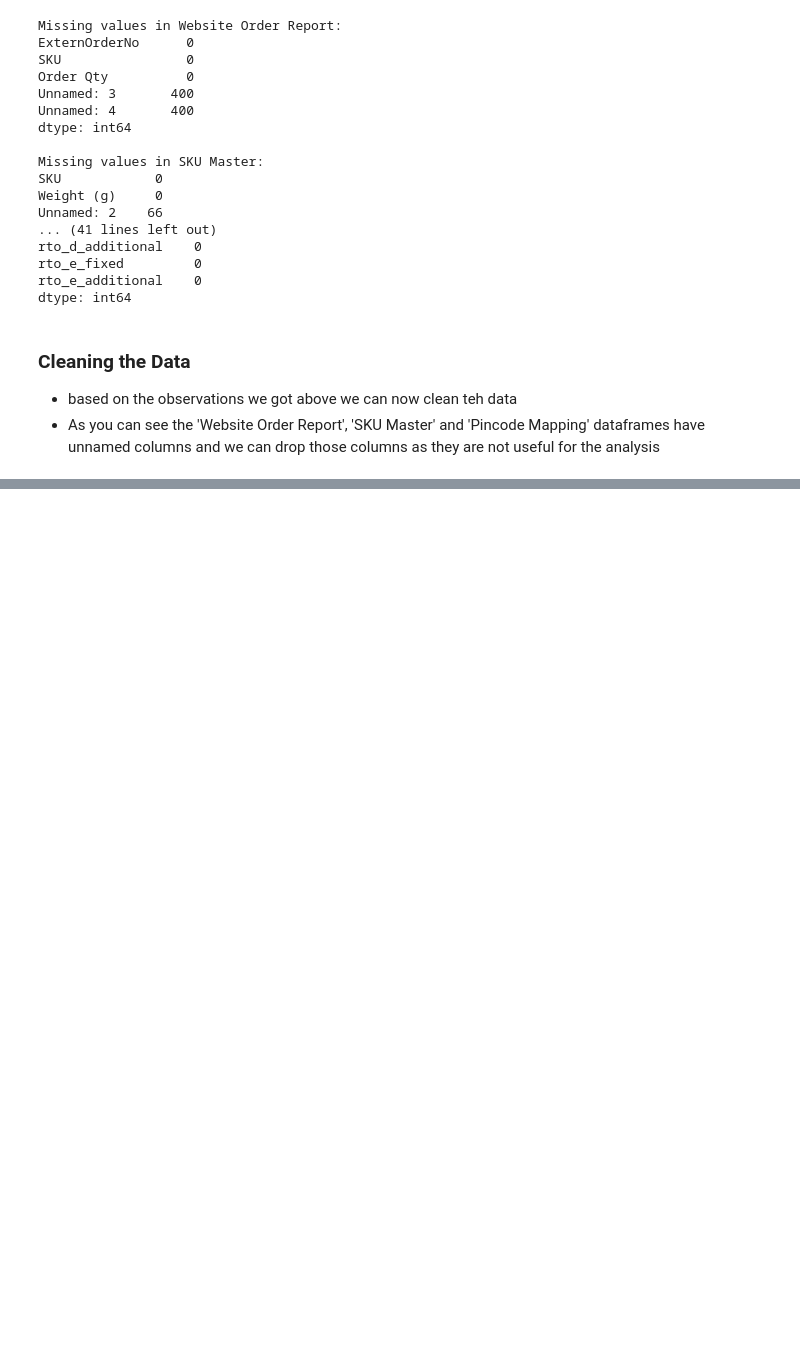
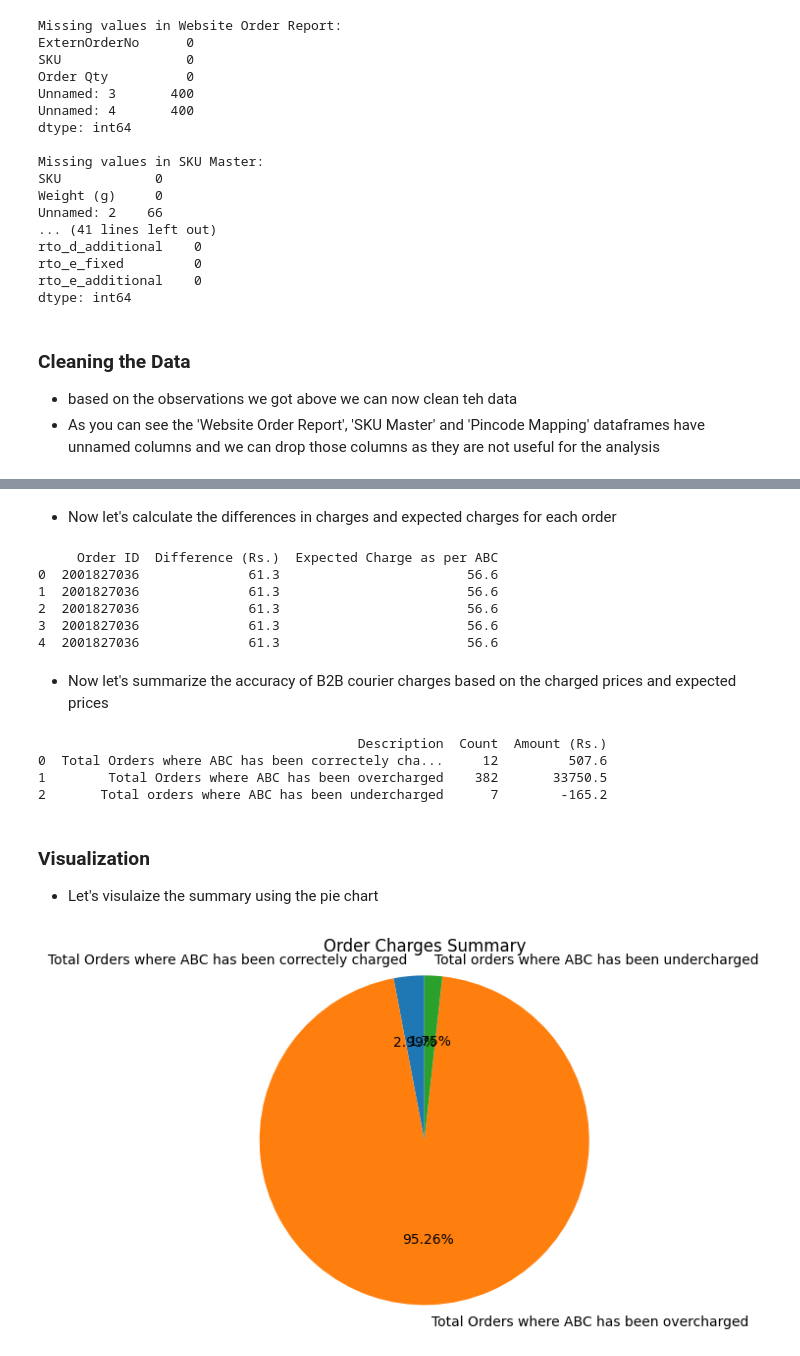
Before and after one commit to NebeyouMusie/Data-Science-Projects, a Jupyter notebook: Data Cleaning & Manipulation/B2B Courier Charges Accuracy Analysis/b2b.ipynb, the cells around one changed output, grey strips where cells are left out. Drawn from its saved outputs; the diff is of its cells as text; code cells hidden in the pictures; blank space fills up the shorter version.

```diff
--- a/Data Cleaning & Manipulation/B2B Courier Charges Accuracy Analysis/b2b.ipynb
+++ b/Data Cleaning & Manipulation/B2B Courier Charges Accuracy Analysis/b2b.ipynb
@@ -85,0 +260,65 @@ pincode_mapping = pincode_mapping.drop(columns=['Unnamed: 3', 'Unnamed: 4'])
+# %% [markdown]
+- Now let's calculate the differences in charges and expected charges for each order
+# %%
+df_diff = merged_output
+df_diff['Difference (Rs.)'] = df_diff['Billing Amount (Rs.)'] - df_diff['Expected Charge as per ABC']
+
+df_new = df_diff[['Order ID', 'Difference (Rs.)', 'Expected Charge as per ABC']]
+
+print(df_new.head())
+# %% [output]
+     Order ID  Difference (Rs.)  Expected Charge as per ABC
+0  2001827036              61.3                        56.6
+1  2001827036              61.3                        56.6
+2  2001827036              61.3                        56.6
+3  2001827036              61.3                        56.6
+4  2001827036              61.3                        56.6
+# %% [markdown]
+- Now let's summarize the accuracy of B2B courier charges based on the charged prices and expected prices
+# %%
+# calculate the total orders in each category
+total_correctly_charged = len(df_new[df_new['Difference (Rs.)'] == 0])
+total_overcharged = len(df_new[df_new['Difference (Rs.)'] > 0])
+total_undercharged = len(df_new[df_new['Difference (Rs.)'] < 0])
+
+# calcualte the total amount in each category
+amount_correctly_charged = df_new[df_new['Difference (Rs.)'] == 0]['Expected Charge as per ABC'].sum()
+amount_overcharged = df_new[df_new['Difference (Rs.)'] > 0]['Difference (Rs.)'].sum()
+amount_undercharged = df_new[df_new['Difference (Rs.)'] < 0]['Difference (Rs.)'].sum()
+
+# create a new dataframe for the summary
+summary_data = {'Description': ['Total Orders where ABC has been correctely charged', 'Total Orders where ABC has been overcharged', 'Total orders where ABC has been undercharged'], 'Count': [total_correctly_charged, total_overcharged, total_undercharged], 'Amount (Rs.)': [amount_correctly_charged, amount_overcharged, amount_undercharged]}
+
+df_summary = pd.DataFrame(summary_data)
+
+print(df_summary)
+# %% [output]
+                                         Description  Count  Amount (Rs.)
+0  Total Orders where ABC has been correctely cha...     12         507.6
+1        Total Orders where ABC has been overcharged    382       33750.5
+2       Total orders where ABC has been undercharged      7        -165.2
+# %% [markdown]
+### Visualization
+- Let's visulaize the summary using the pie chart
+# %%
+import matplotlib.pyplot as plt
+
+# Extract the counts for the pie chart
+labels = df_summary['Description']
+sizes = df_summary['Count']
+
+# Calculate the total number of orders to calculate percentages
+total_orders = sum(sizes)
+percentages = [round((size / total_orders) * 100, 2) for size in sizes]
+
+# Create a pie chart
+fig, ax = plt.subplots()
+ax.pie(sizes, labels=labels, autopct=lambda p: f'{p:.2f}%', startangle=90)
+
+# Equal aspect ratio ensures that pie is drawn as a circle.
+ax.axis('equal')
+
+plt.title('Order Charges Summary')
+plt.show()
+# %% [output]
+[figure, added]
```
Also changed, not shown: parts of 22 cells of this notebook.
